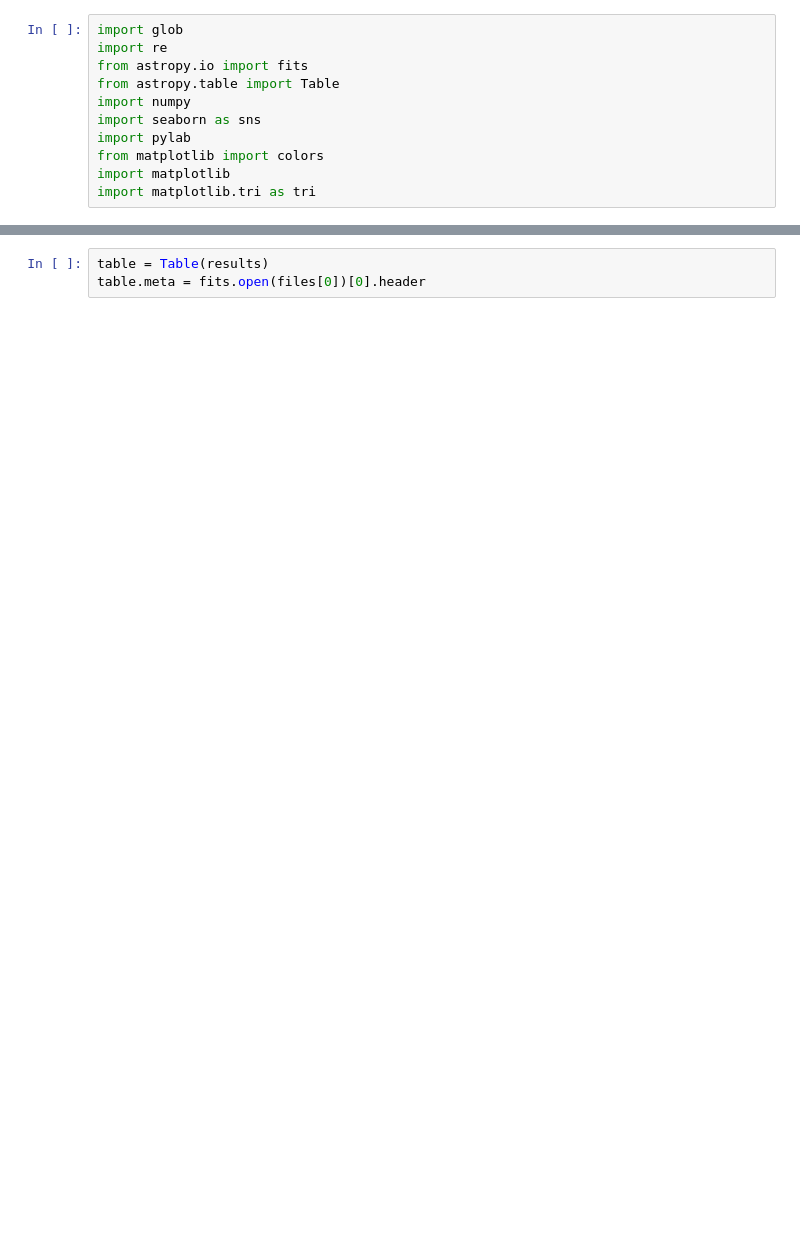
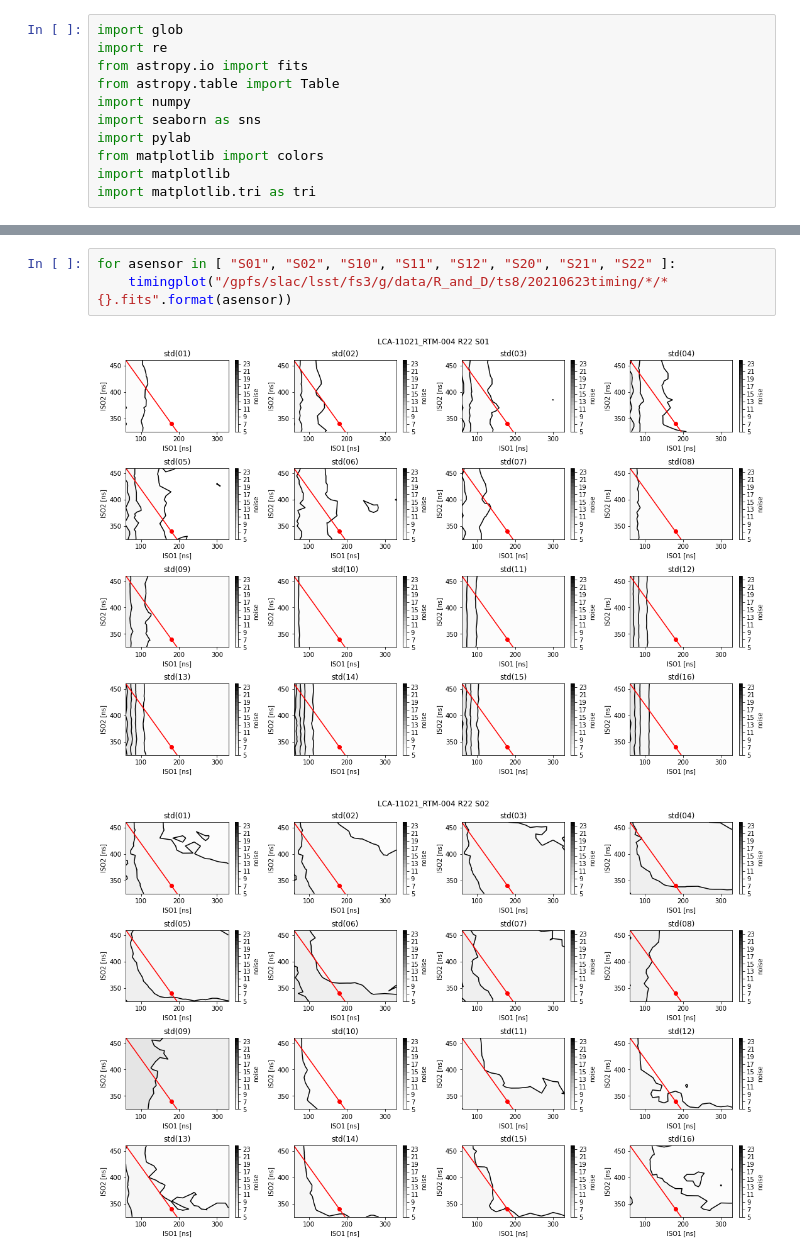
Before and after one commit to youtsumi/GainStabilityRunRTM004, a Jupyter notebook: TimingStudy.ipynb, the cells around one changed output, grey strips where cells are left out. Drawn from its saved outputs; the diff is of its cells as text; blank space fills up the shorter version.

```diff
--- a/TimingStudy.ipynb
+++ b/TimingStudy.ipynb
@@ -42,3 +54,6 @@ for afile in files:
 # %%
-table = Table(results)
-table.meta = fits.open(files[0])[0].header
+for asensor in [ "S01", "S02", "S10", "S11", "S12", "S20", "S21", "S22" ]:
+    timingplot("/gpfs/slac/lsst/fs3/g/data/R_and_D/ts8/20210623timing/*/*{}.fits".format(asensor))
+# %% [output]
+[figure, added]
+[figure, added]
```
Also changed, not shown: parts of 6 cells of this notebook.
